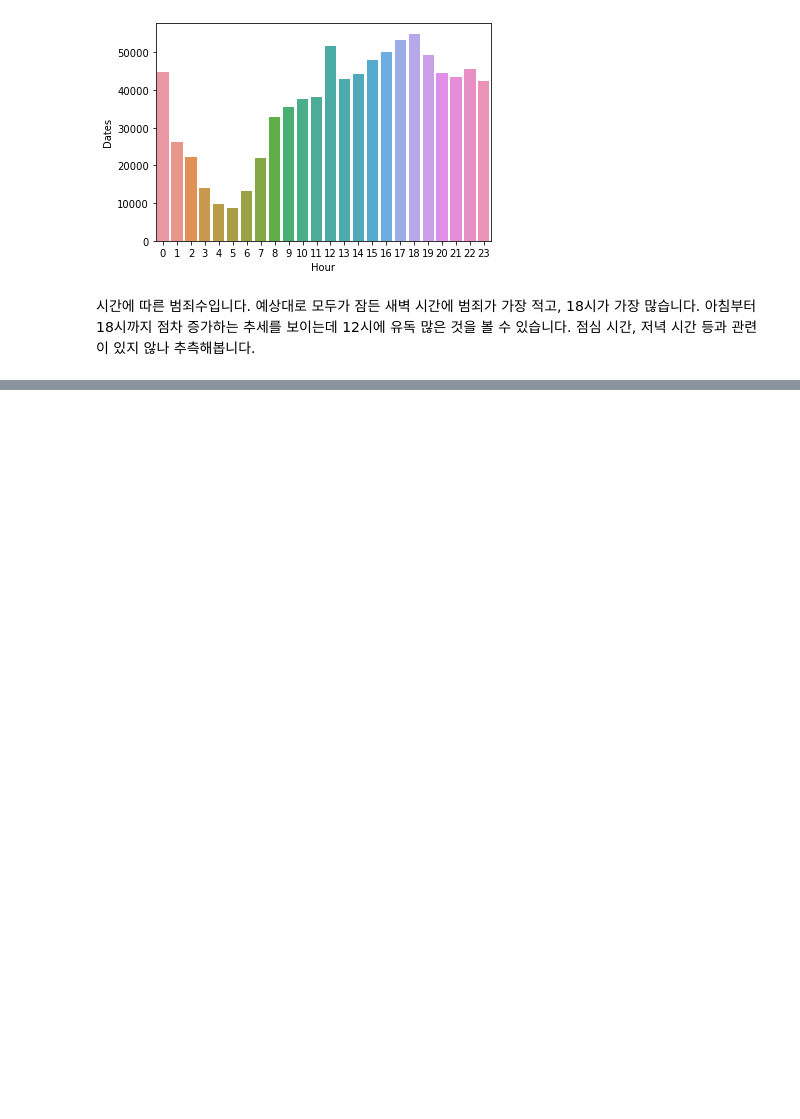
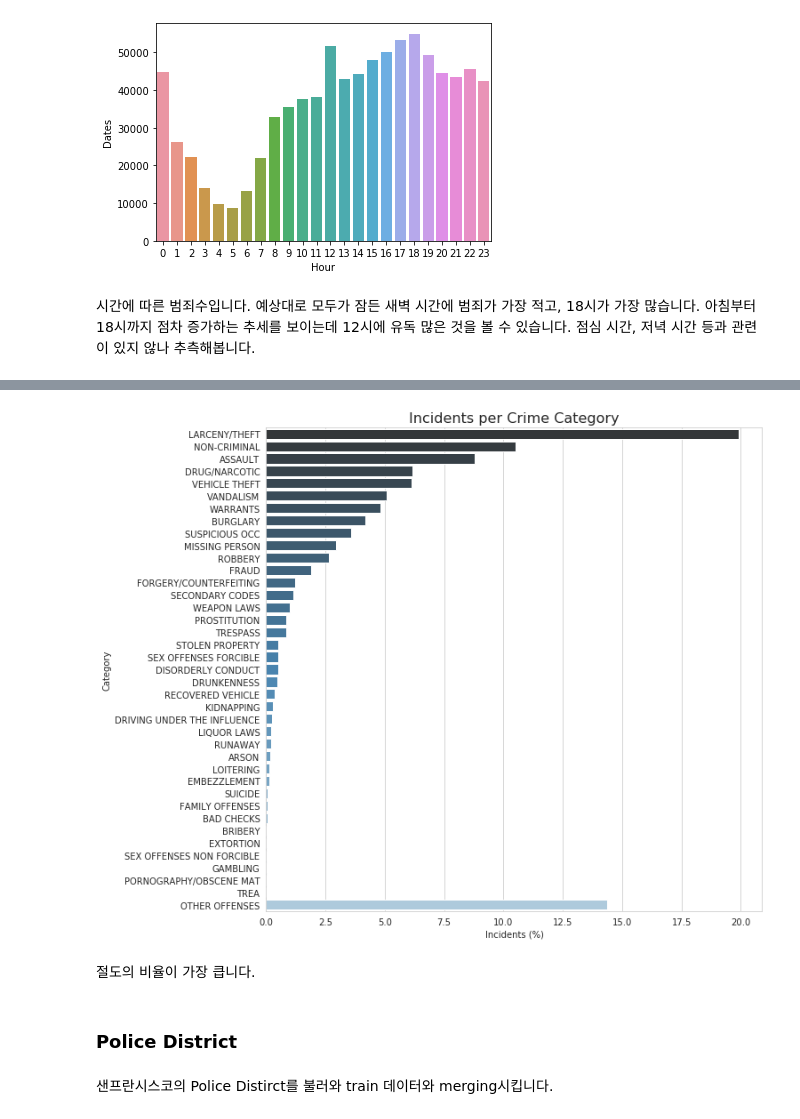
Before and after one commit to BaekKyunShin/Kaggle, a Jupyter notebook: SanFrancisco_Crime_Classification/4. San Francisco Crime Classification from a top ranker.ipynb, the cells around one changed output, grey strips where cells are left out. Drawn from its saved outputs; the diff is of its cells as text; code cells hidden in the pictures; blank space fills up the shorter version.

```diff
--- a/SanFrancisco_Crime_Classification/4. San Francisco Crime Classification from a top ranker.ipynb
+++ b/SanFrancisco_Crime_Classification/4. San Francisco Crime Classification from a top ranker.ipynb
@@ -184,0 +228,2 @@ sns.barplot(x=hour_series.index, y=hour_series);
+# %%
+category_counts = train.groupby('Category').count().iloc[:, 0].sort_values(ascending=False)
@@ -184,0 +250,22 @@ sns.barplot(x=hour_series.index, y=hour_series);
+# %%
+# OTHER OFFENSES를 제일 아래 두기 위해
+category_counts = category_counts.reindex(
+    np.append(np.delete(category_counts.index, 1), 'OTHER OFFENSES'))
+# %%
+with sns.axes_style("whitegrid"):
+    f, ax = plt.subplots(1, figsize=(10, 10))
+    sns.barplot(
+        category_counts.values / category_counts.values.sum() * 100,
+        category_counts.index,
+        orient='h',
+        palette='Blues_d')
+plt.title('Incidents per Crime Category', fontdict={'fontsize': 16})
+plt.xlabel('Incidents (%)');
+# %% [output]
+[figure, added]
+# %% [markdown]
+절도의 비율이 가장 큽니다.
+# %% [markdown]
+### Police District
+# %% [markdown]
+샌프란시스코의 Police Distirct를 불러와 train 데이터와 merging시킵니다.
```
Also changed, not shown: parts of 13 cells of this notebook, 1 other file.
